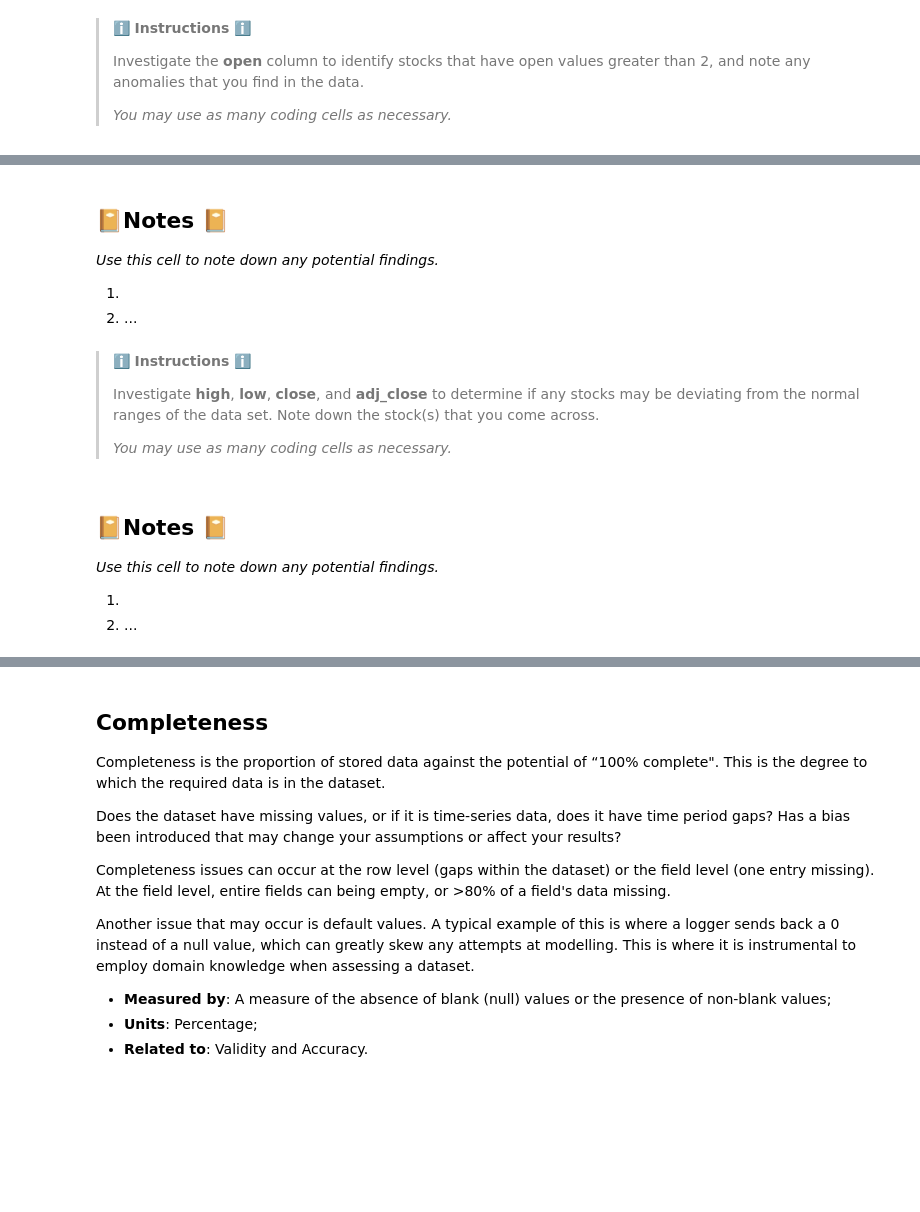
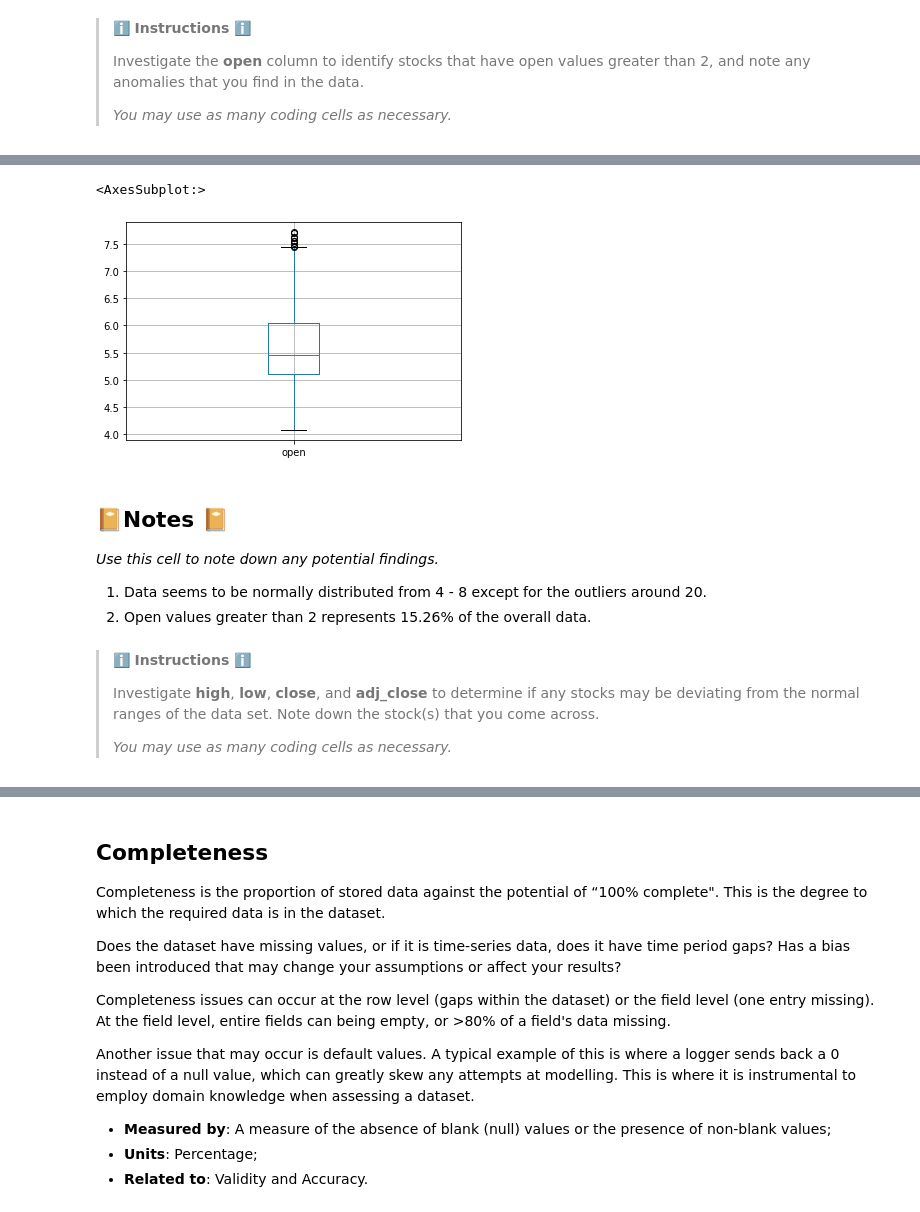
Before and after one commit to niahaarz/processing-big-data-predict, a Jupyter notebook: Task2_data_profiling/Data_profiling_student_version.ipynb, the cells around one changed output, grey strips where cells are left out. Drawn from its saved outputs; the diff is of its cells as text; code cells hidden in the pictures; blank space fills up the shorter version.

```diff
--- a/Task2_data_profiling/Data_profiling_student_version.ipynb
+++ b/Task2_data_profiling/Data_profiling_student_version.ipynb
@@ -176,11 +184,15 @@ only showing top 20 rows
+# %%
+df.where((F.col('open')>2) & (F.col('open')<20)).toPandas()[['open']].boxplot()
+# %% [output]
+<AxesSubplot:>
+[figure, added]
 # %% [markdown]
  ## 📔️**Notes** 📔️
 
  *Use this cell to note down any potential findings.*
 
- 1.
- 2.
-    ...
+ 1. Data seems to be normally distributed from 4 - 8 except for the outliers around 20.
+ 2. Open values greater than 2 represents 15.26% of the overall data.
 # %% [markdown]
 > ℹ️ **Instructions** ℹ️
 >
@@ -192,8 +204,0 @@ only showing top 20 rows
-# %% [markdown]
- ## 📔️**Notes** 📔️
-
- *Use this cell to note down any potential findings.*
-
- 1.
- 2.
-    ...
```
Also changed, not shown: parts of 87 cells of this notebook, 50 other files.
